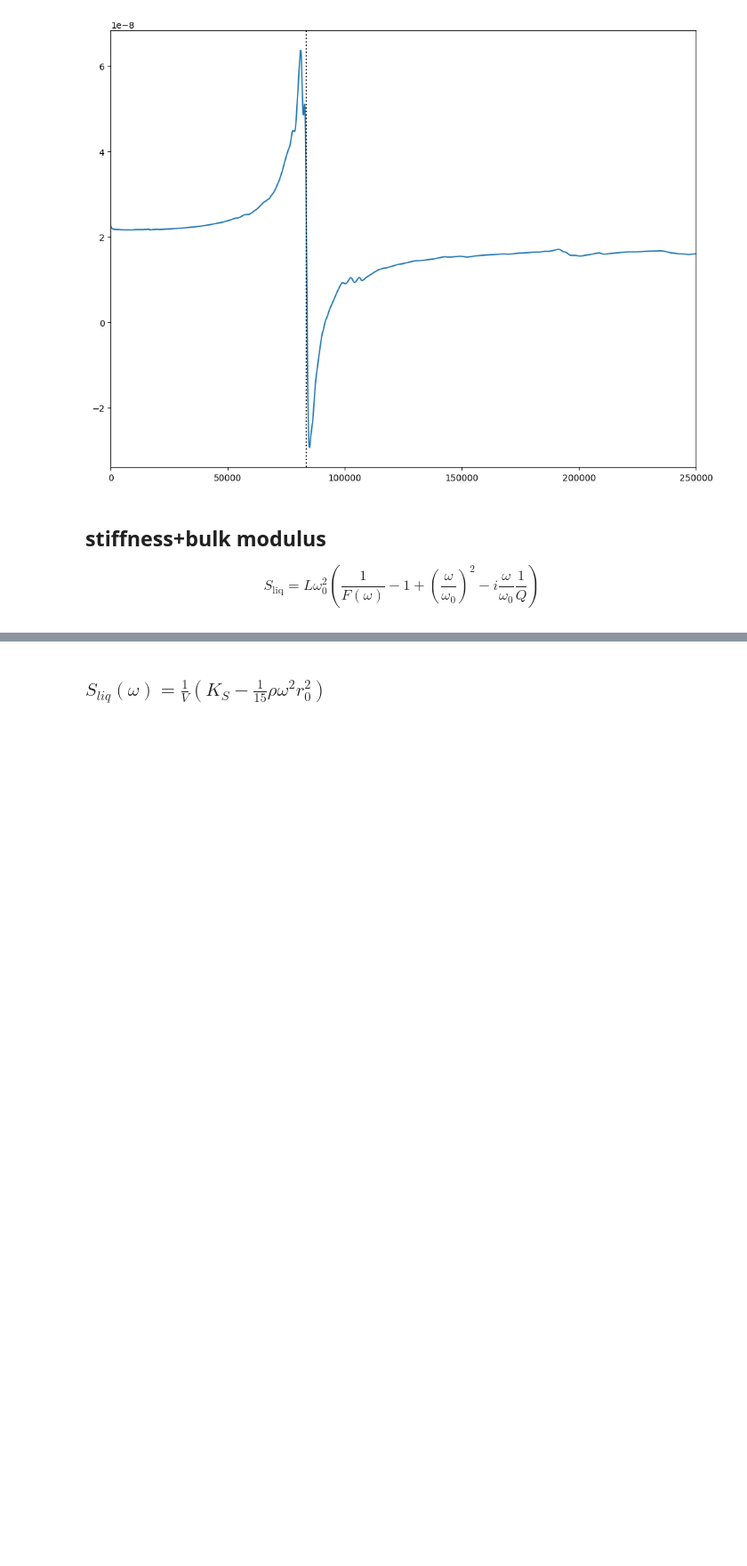
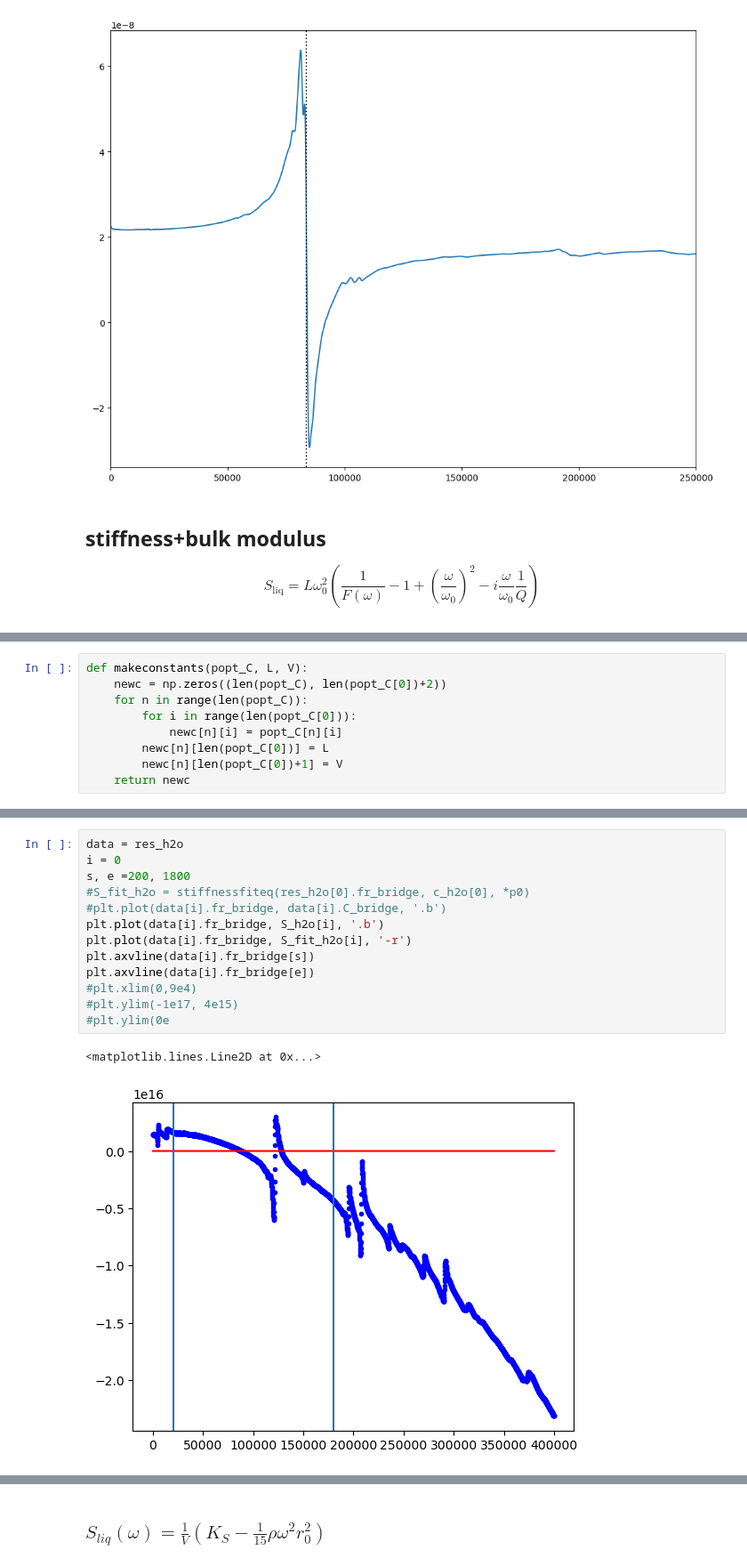
Before and after one commit to mattes01/ElasticityofCells, a Jupyter notebook: transducer06.ipynb, the cells around one changed output, grey strips where cells are left out. Shown at 89% size. Cells and saved outputs as stored; diff of their text form; blank space fills up the shorter version.

```diff
--- a/transducer06.ipynb
+++ b/transducer06.ipynb
@@ -265,0 +306,9 @@ plt.xlim(5e4,3e5)
+# %%
+def makeconstants(popt_C, L, V):
+    newc = np.zeros((len(popt_C), len(popt_C[0])+2))
+    for n in range(len(popt_C)):
+        for i in range(len(popt_C[0])):
+            newc[n][i] = popt_C[n][i]
+        newc[n][len(popt_C[0])] = L
+        newc[n][len(popt_C[0])+1] = V
+    return newc
@@ -265,0 +336,16 @@ plt.xlim(5e4,3e5)
+# %%
+data = res_h2o
+i = 0
+s, e =200, 1800
+#S_fit_h2o = stiffnessfiteq(res_h2o[0].fr_bridge, c_h2o[0], *p0)
+#plt.plot(data[i].fr_bridge, data[i].C_bridge, '.b')
+plt.plot(data[i].fr_bridge, S_h2o[i], '.b')
+plt.plot(data[i].fr_bridge, S_fit_h2o[i], '-r')
+plt.axvline(data[i].fr_bridge[s])
+plt.axvline(data[i].fr_bridge[e])
+#plt.xlim(0,9e4)
+#plt.ylim(-1e17, 4e15)
+#plt.ylim(0e
+# %% [output]
+<matplotlib.lines.Line2D at 0x...>
+[figure, added]
```
Also changed, not shown: parts of 19 cells of this notebook.
